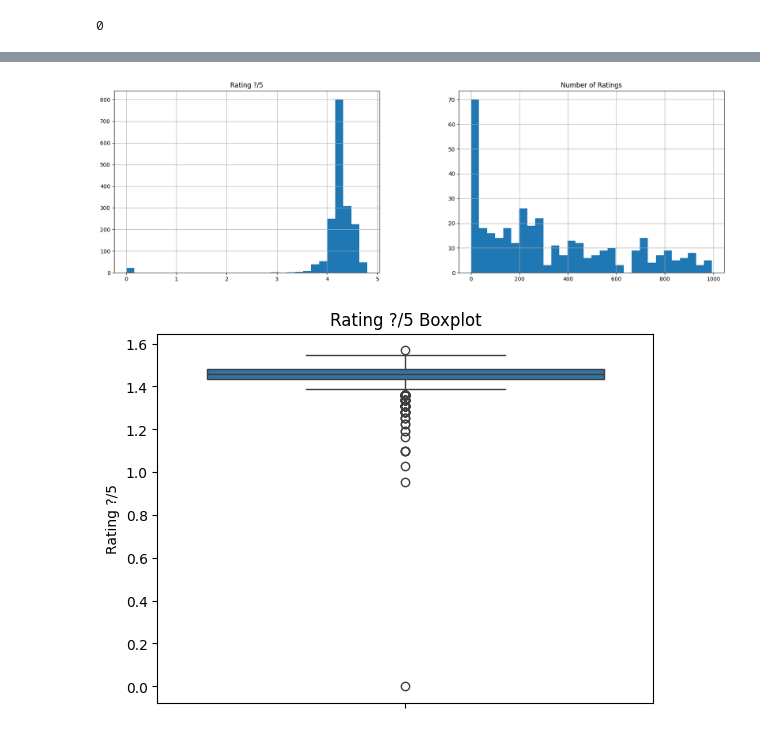
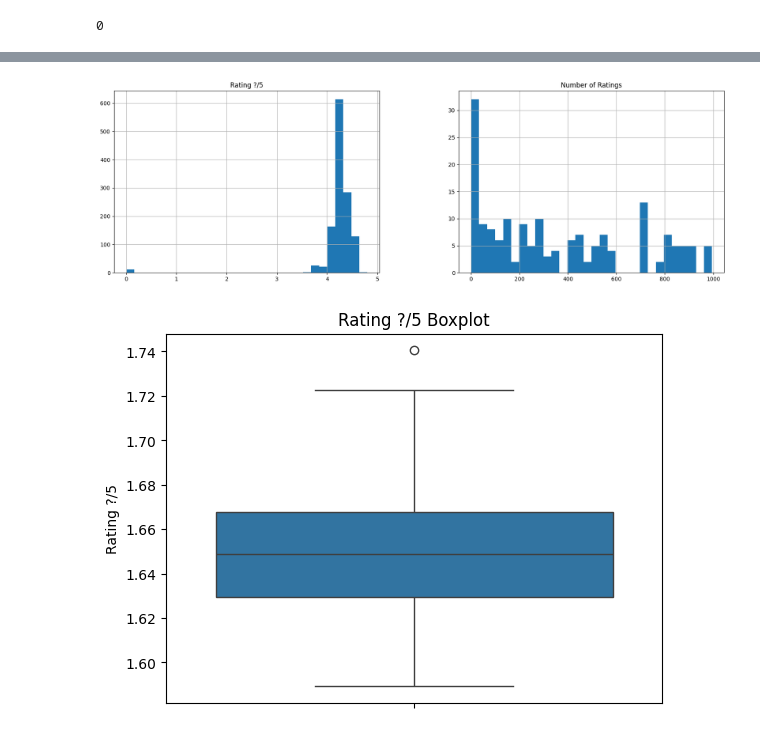
Before and after one commit to Kidar12/GDGoC_ML_Assignment-2, a Jupyter notebook: Dataset_MBP.ipynb, the cells around one changed output, grey strips where cells are left out. Drawn from its saved outputs; the diff is of its cells as text; code cells hidden in the pictures.

```diff
--- a/Dataset_MBP.ipynb
+++ b/Dataset_MBP.ipynb
@@ -33,6 +33,5 @@ df_mbp.head(10)
 | 8 | POCO C55 (Cool Blue, 128 GB) | 4.1 | 13,647 | 6 GB RAM | 128 GB ROM | 50MP Dual Rear Camera | 5MP Front Camera | ... |
 | 9 | POCO M4 5G (Yellow, 128 GB) | 4.2 | 40,525 | 6 GB RAM | 128 GB ROM | 50MP + 2MP | 8MP Front Camera | ... |
 # %%
-rm = ['Date of Scraping']
-df_mbp.drop(rm, axis=1, inplace=True)
-df_mbp.head(10)
+if 'Date of Scraping' in df_mbp.columns:
+    df_mbp.drop(columns=['Date of Scraping'], inplace=True)
@@ -85,0 +58,8 @@ dtype: int64
+# %%
+missing_values = df_mbp.isna().sum()
+missing_percent = (missing_values / len(df_mbp)) * 100
+print("Missing Values Percentage:\n", missing_percent)
+
+# Jika missing values lebih dari 30%, sebaiknya dihapus, jika tidak gunakan median
+for col in df_mbp.select_dtypes(include=np.number).columns:
+    df_mbp[col].fillna(df_mbp[col].median(), inplace=True)
@@ -126,6 +105,7 @@ df_mbp.duplicated().sum()
 # %%
 fix = ['Number of Ratings']
 df_mbp[fix] = df_mbp[fix].apply(pd.to_numeric, errors='coerce')
+df_mbp[fix].fillna(df_mbp[fix].median(), inplace=True)
 df_mbp.info()
 # %% [output]
 <class 'pandas.core.frame.DataFrame'>
@@ -167,14 +147,24 @@ plt.show()
 df_mbp[num].hist(bins = 30, figsize = (20, 6))
 plt.show()
 # %% [output]
-[figure, old version]
+[figure, new version]
 # %%
-df_mbp = df_mbp[df_mbp['Rating ?/5'] > 0]
+def remove_outliers(data, column):
+  Q1 = data[column].quantile(0.25)
+  Q3 = data[column].quantile(0.75)
+  IQR = Q3 - Q1
+  upper_bound = Q3 + 1.5 * IQR
+  lower_bound = Q1 - 1.5 * IQR
+  data = data[(data[column] >= lower_bound) & (data[column] <= upper_bound)]
+  return data
 
-df_mbp['Rating ?/5'] = np.log(df_mbp['Rating ?/5'])
+df_mbp = remove_outliers(df_mbp, 'Rating ?/5')
+df_mbp = remove_outliers(df_mbp, 'Number of Ratings')
+
+df_mbp['Rating ?/5'] = np.log(df_mbp['Rating ?/5'] + 1)
 
 sns.boxplot(data=df_mbp['Rating ?/5'])
 plt.title('Rating ?/5 Boxplot')
 plt.show()
 # %% [output]
-[figure, old version]
+[figure, new version]
```
Also changed, not shown: parts of 42 cells of this notebook.
